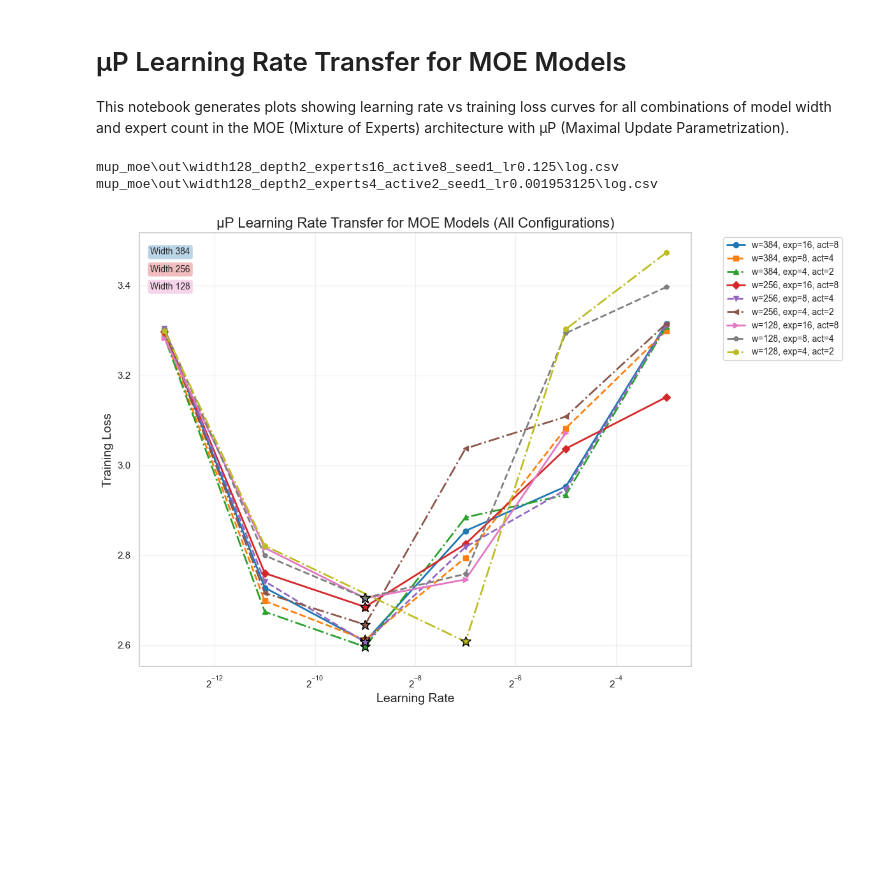
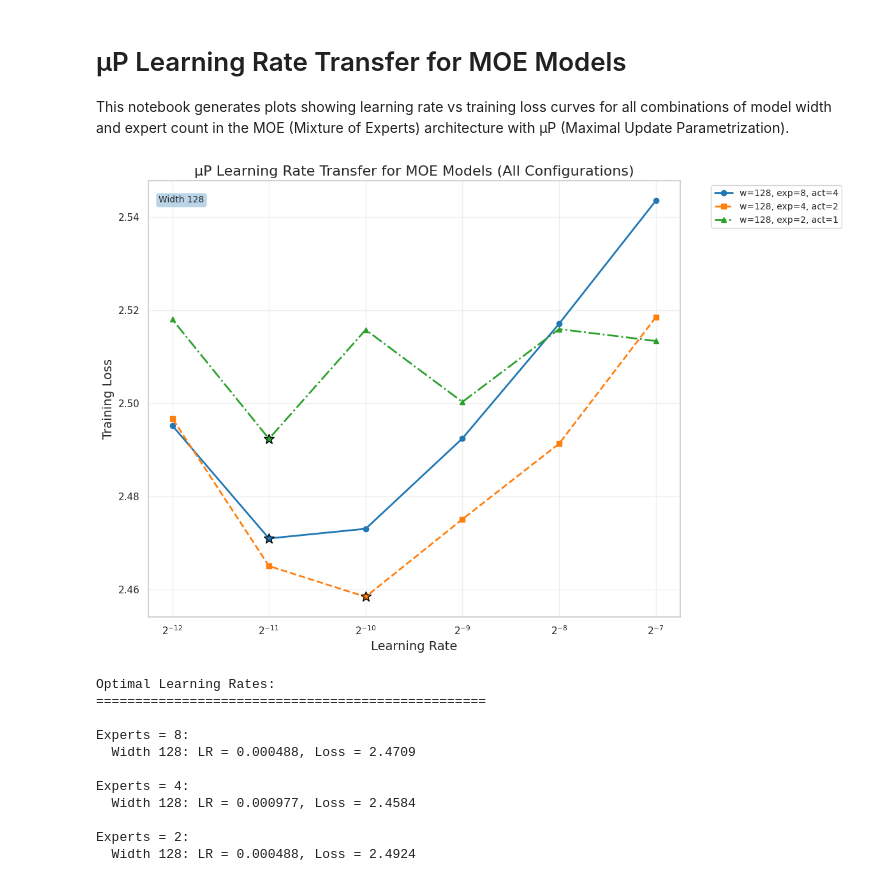
Before and after one commit to Petyrrrrr/MuP_MOE, a Jupyter notebook: mup_examples/mutransfer_lr_shakespeare_char/plot_moe_mup.ipynb, the cells around one changed output. Saved outputs shown, nothing was run; the diff lists cells and outputs as text; code cells hidden in the pictures; blank space fills up the shorter version.

```diff
--- a/mup_examples/mutransfer_lr_shakespeare_char/plot_moe_mup.ipynb
+++ b/mup_examples/mutransfer_lr_shakespeare_char/plot_moe_mup.ipynb
@@ -13,27 +13,27 @@ from matplotlib import cm
 import seaborn as sns
 sns.set(style='whitegrid')
 
-# Parameters from run.ps1
-# $widths = @(384, 256, 128)
-# $lrs = @(0.125, 0.03125, 0.0078125, 0.001953125,0.00048828125,0.0001220703125)
-# $num_exps = @(16, 8, 4)
-# $seeds = @(1)
+# do for width in 128 256 512
+#     for num_exp in 8 4 2
+#     do
+#         for lr in 0.0078125 0.00390625 0.001953125 0.0009765625 0.00048828125 0.000244140625
+#         do
+#             for seed in 1
 
 seed = 1  # Single seed
 widths = [
-    384,
-    256,
     128,
+
 ]
-num_exps = [16, 8, 4]  # Number of experts
+num_exps = [8, 4, 2]  # Number of experts
 
 lrs = [
-    0.125,
-    0.03125,
     0.0078125,
+    0.00390625,
     0.001953125,
+    0.0009765625,
     0.00048828125,
-    0.0001220703125,
+    0.000244140625,
 ]
 
 
@@ -126,33 +126,42 @@ for width_idx, width in enumerate(widths):
 plt.tight_layout()
 plt.savefig('mup_moe_lr_transfer_merged.png', dpi=300, bbox_inches='tight')
 plt.show()
 
 # Print optimal learning rates for each configuration
 print("\nOptimal Learning Rates:")
 print("=" * 50)
 for n_exp in num_exps:
     num_act = int(n_exp / 2)
     print(f"\nExperts = {n_exp}:")
     for width in widths:
         losses = []
         lrs_list = []
         for lr in lrs:
             job_name = f'width{width}_depth2_experts{n_exp}_active{num_act}_seed{seed}_lr{lr}'
             csv_path = os.path.join('mup_moe', 'out', job_name, 'log.csv')
             if os.path.exists(csv_path):
                 try:
                     ckpt_df = pd.read_csv(csv_path)
                     if len(ckpt_df) > 50:
                         losses.append(ckpt_df['train/loss'].tail(20).mean())
                         lrs_list.append(lr)
                 except:
                     print(csv_path)
                     pass
 
         if len(losses) > 0:
             optimum_idx = np.argmin(losses)
             print(f"  Width {width}: LR = {lrs_list[optimum_idx]:.6f}, Loss = {losses[optimum_idx]:.4f}")
 # %% [output]
+[figure, new version]
-mup_moe\out\width128_depth2_experts16_active8_seed1_lr0.125\log.csv
-mup_moe\out\width128_depth2_experts4_active2_seed1_lr0.001953125\log.csv
+Optimal Learning Rates:
+==================================================
+
+Experts = 8:
+  Width 128: LR = 0.000488, Loss = 2.4709
+
+Experts = 4:
+  Width 128: LR = 0.000977, Loss = 2.4584
+
+Experts = 2:
+  Width 128: LR = 0.000488, Loss = 2.4924
-[figure, old version]
```
Also changed, not shown: parts of 1 cell of this notebook, 6 other files.
